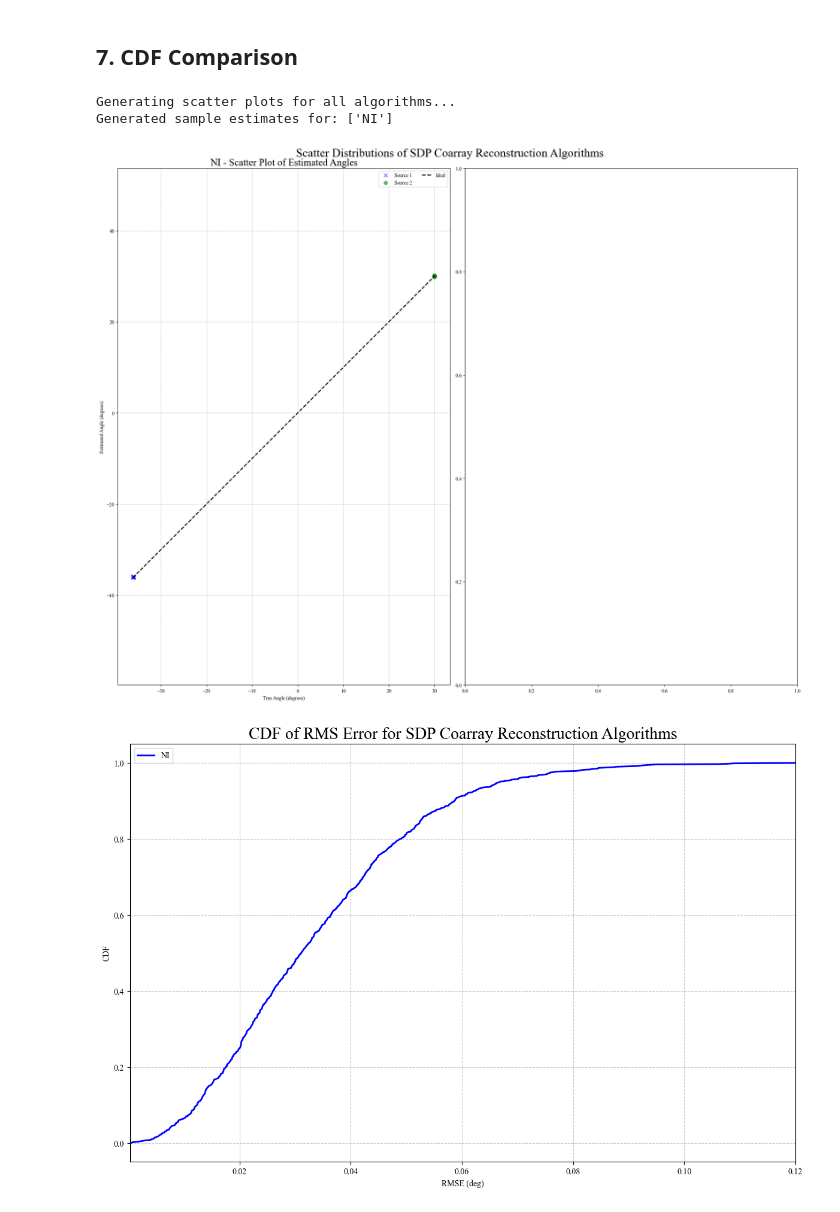
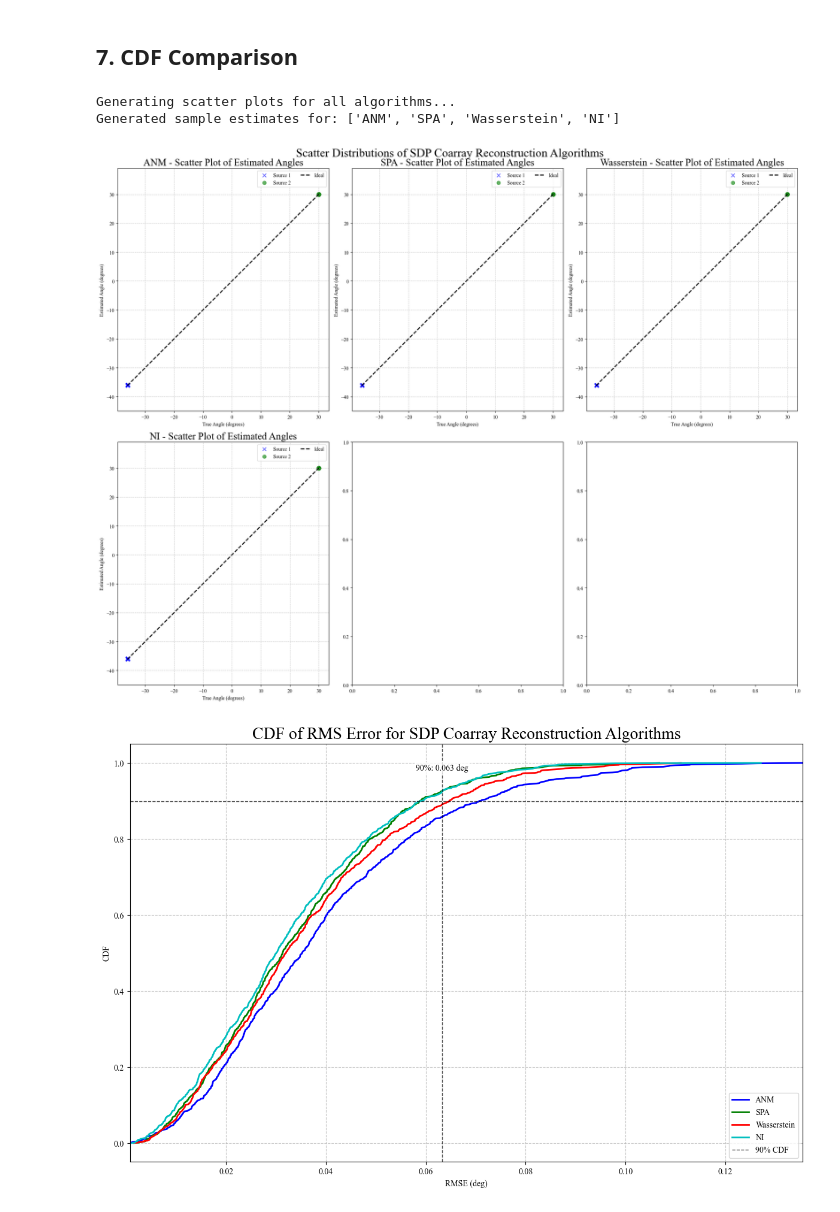
Before and after one commit to hengxt/doatools, a Jupyter notebook: examples/paper/newtonian_identities.ipynb, the cells around one changed output. Cells and saved outputs as stored; diff of their text form; code cells hidden in the pictures.

```diff
--- a/examples/paper/newtonian_identities.ipynb
+++ b/examples/paper/newtonian_identities.ipynb
@@ -252,13 +252,13 @@ sources = model.FarField1DSourcePlacement(source_angles)
 print(f'Source angles (deg): {np.rad2deg(source_angles)}')
 # Simulation parameters
 n_snapshots = 1024
-n_monte_carlo = 100
+n_monte_carlo = 10
 
 # Create the estimators
 estimators = {
     'ANM': estimation.ANMEstimator(array, wavelength),
     'SPA': estimation.SPAEstimator(array, wavelength),
-    'StructCovMLE': estimation.StructCovMLEEstimator(array, wavelength),
+    # 'StructCovMLE': estimation.StructCovMLEEstimator(array, wavelength),
     'Wasserstein': estimation.WassersteinEstimator(array, wavelength),
     'NI': NewtonianIdentitiesEstimator(array, wavelength)
 }
@@ -290,7 +290,7 @@ for snr in snr_values:
         crb_types=['stouc'],
         metrics=['mse', 'bias'],
         verbose=1,
-        n_jobs=6,
+        n_jobs=1,
     )
 
     # Store results
@@ -340,7 +351,7 @@ print('Generating scatter plots for all algorithms...')
 
 sample_snr = 0.0  # SNR in dB
 sample_n_snapshots = 1024  # Number of snapshots
-sample_n_monte_carlo = 100  # Number of Monte Carlo runs for sample generation
+sample_n_monte_carlo = 1000  # Number of Monte Carlo runs for sample generation
 
 # Run performance evaluation with save_sample_estimates=True
 sample_result = perf.evaluate_performance(
@@ -352,13 +363,13 @@ sample_result = perf.evaluate_performance(
     estimators=estimators,
     metrics=['mse', 'bias'],
     save_sample_estimates=True,
-    n_jobs=6
+    n_jobs=1
 )
 
 print(f'Generated sample estimates for: {list(sample_result.sample_estimates.keys())}')
 # %% [output]
 Generating scatter plots for all algorithms...
-Generated sample estimates for: ['NI']
+Generated sample estimates for: ['ANM', 'SPA', 'Wasserstein', 'NI']
 # %%
 # Plot scatter plot for each algorithm
 fig, axes = plt.subplots(2, 3, figsize=(20, 16))
@@ -379,23 +390,24 @@ plt.suptitle('Scatter Distributions of SDP Coarray Reconstruction Algorithms', f
 plt.tight_layout()
 plt.show()
 # %% [output]
-[figure, old version]
+[figure, new version]
 # %%
 # Plot CDFs of RMS Error for all algorithms
 fig, ax = plt.subplots(figsize=(12, 8))
 plt_tools.plot_cdf(
     estimates=sample_result.sample_estimates,
     true_angles=source_angles,
     metric_name='RMSE',
     metric_unit='deg',
     metric_type='rms',
-    ax=ax
+    ax=ax,
+    show_90_percentile=True
 )
 # 添加90%的线
 
 plt.title('CDF of RMS Error for SDP Coarray Reconstruction Algorithms', fontsize=20)
 plt.grid(True, linestyle='--', alpha=0.7)
 plt.tight_layout()
 plt.show()
 # %% [output]
-[figure, old version]
+[figure, new version]
```
Also changed, not shown: parts of 2 cells of this notebook.
